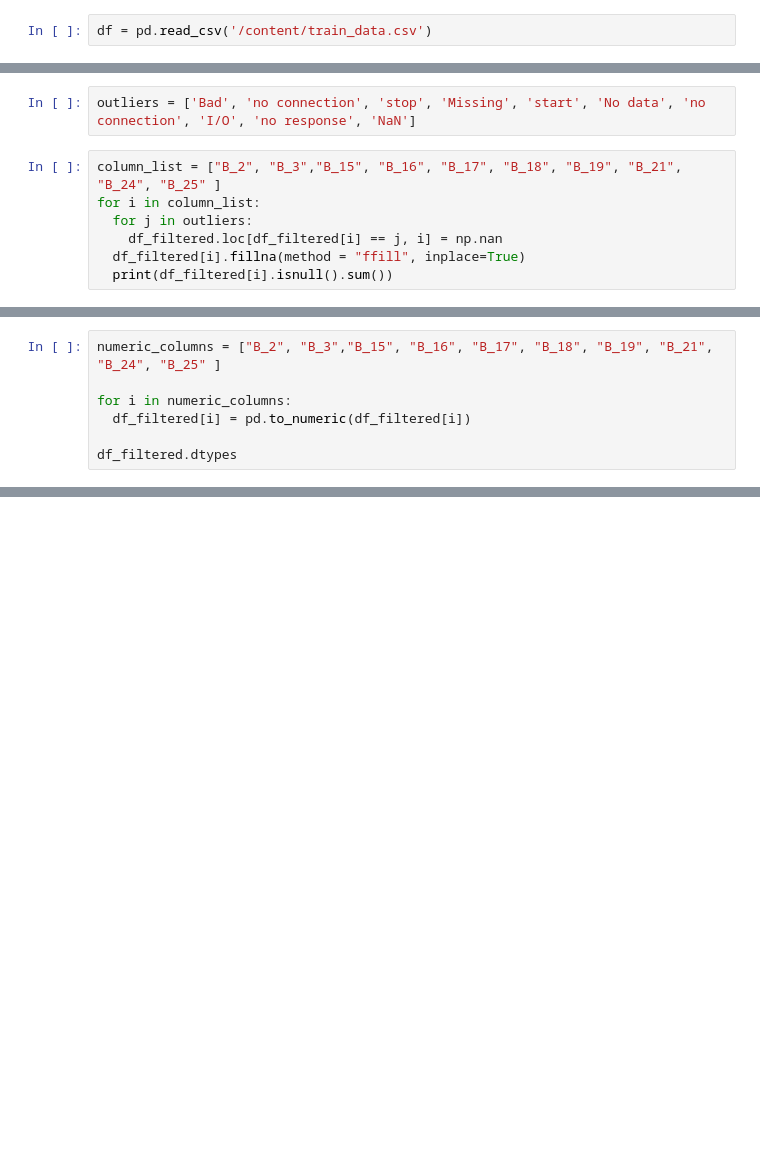
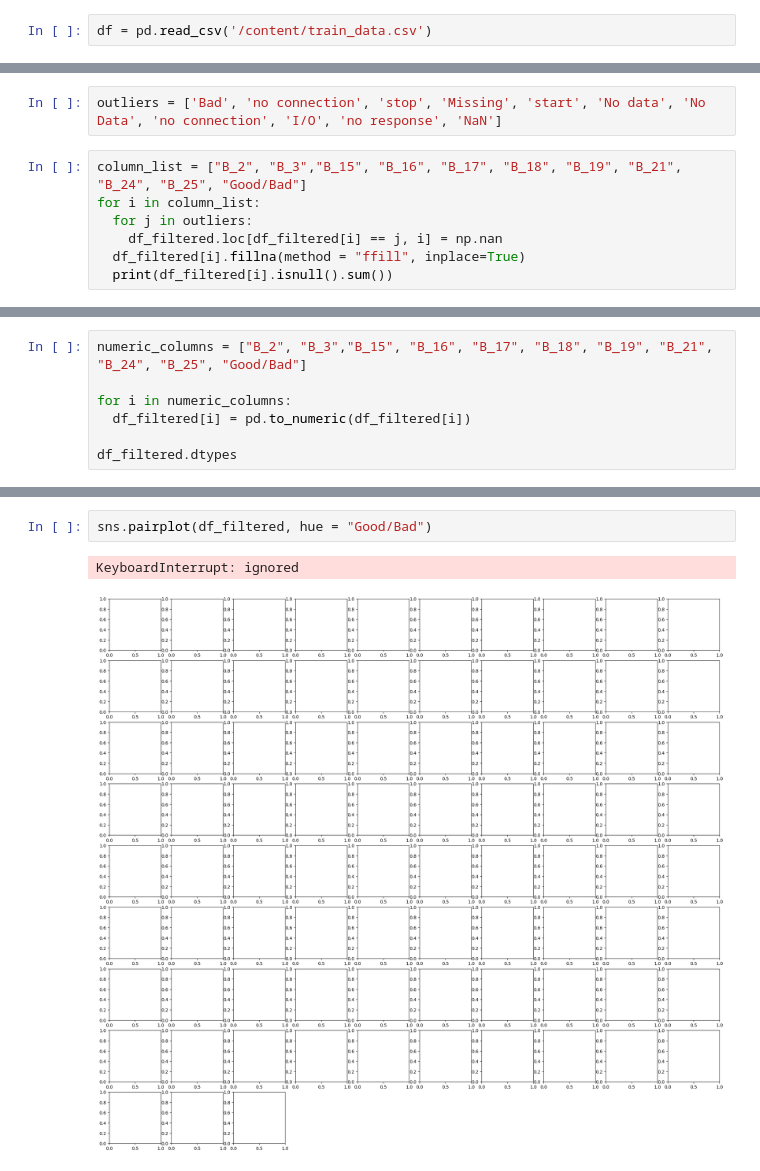
Before and after one commit to UttaraKet1607/DASSA_Hackathon2, a Jupyter notebook: DASSA_Hackathon2.ipynb, the cells around one changed output, grey strips where cells are left out. Saved outputs shown, nothing was run; the diff lists cells and outputs as text; blank space fills up the shorter version.

```diff
--- a/DASSA_Hackathon2.ipynb
+++ b/DASSA_Hackathon2.ipynb
@@ -88,7 +88,7 @@ df_filtered.head()
 # %%
-outliers = ['Bad', 'no connection', 'stop', 'Missing', 'start', 'No data', 'no connection', 'I/O', 'no response', 'NaN']
+outliers = ['Bad', 'no connection', 'stop', 'Missing', 'start', 'No data', 'No Data', 'no connection', 'I/O', 'no response', 'NaN']
 # %%
-column_list = ["B_2", "B_3","B_15", "B_16", "B_17", "B_18", "B_19", "B_21", "B_24", "B_25" ]
+column_list = ["B_2", "B_3","B_15", "B_16", "B_17", "B_18", "B_19", "B_21", "B_24", "B_25", "Good/Bad"]
 for i in column_list:
   for j in outliers:
     df_filtered.loc[df_filtered[i] == j, i] = np.nan
@@ -128,5 +117,5 @@ dtype: int64
 # %%
-numeric_columns = ["B_2", "B_3","B_15", "B_16", "B_17", "B_18", "B_19", "B_21", "B_24", "B_25" ]
+numeric_columns = ["B_2", "B_3","B_15", "B_16", "B_17", "B_18", "B_19", "B_21", "B_24", "B_25", "Good/Bad"]
 
 for i in numeric_columns:
   df_filtered[i] = pd.to_numeric(df_filtered[i])
@@ -136,0 +138,5 @@ ValueError: ignored
+# %%
+sns.pairplot(df_filtered, hue = "Good/Bad")
+# %% [output]
+KeyboardInterrupt: ignored
+[figure, added]
```
Also changed, not shown: parts of 11 cells of this notebook.
